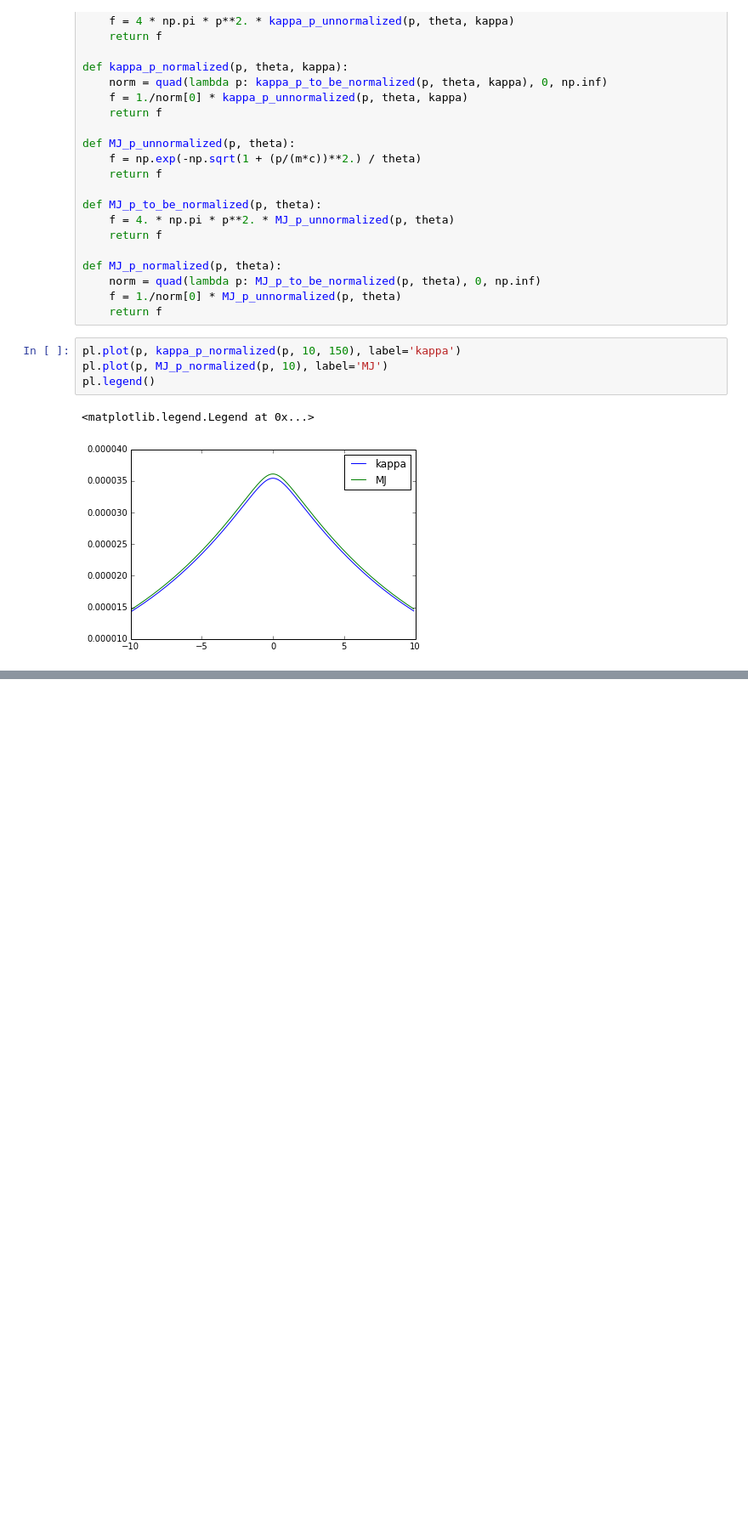
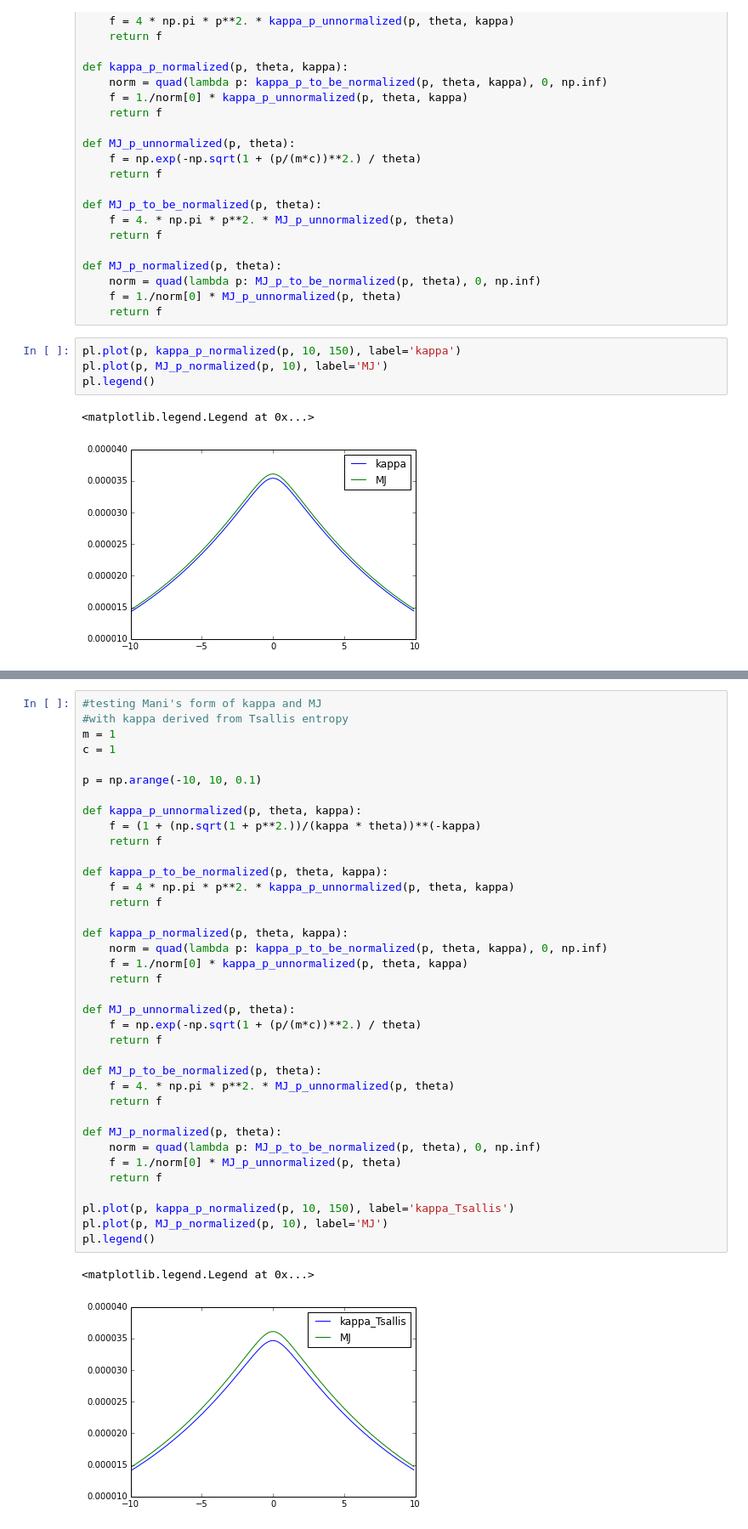
Before and after one commit to aapandy2/kappa_distributions, a Jupyter notebook: MJ_vs_Kappa_p_v_gamma.ipynb, the cells around one changed output, grey strips where cells are left out. Shown at 85% size. Drawn from its saved outputs; the diff is of its cells as text; blank space fills up the shorter version.

```diff
--- a/MJ_vs_Kappa_p_v_gamma.ipynb
+++ b/MJ_vs_Kappa_p_v_gamma.ipynb
@@ -191,0 +194,40 @@ pl.legend()
+# %%
+#testing Mani's form of kappa and MJ
+#with kappa derived from Tsallis entropy
+m = 1
+c = 1
+
+p = np.arange(-10, 10, 0.1)
+
+def kappa_p_unnormalized(p, theta, kappa):
+    f = (1 + (np.sqrt(1 + p**2.))/(kappa * theta))**(-kappa)
+    return f
+
+def kappa_p_to_be_normalized(p, theta, kappa):
+    f = 4 * np.pi * p**2. * kappa_p_unnormalized(p, theta, kappa)
+    return f
+
+def kappa_p_normalized(p, theta, kappa):
+    norm = quad(lambda p: kappa_p_to_be_normalized(p, theta, kappa), 0, np.inf)
+    f = 1./norm[0] * kappa_p_unnormalized(p, theta, kappa)
+    return f
+
+def MJ_p_unnormalized(p, theta):
+    f = np.exp(-np.sqrt(1 + (p/(m*c))**2.) / theta)
+    return f
+
+def MJ_p_to_be_normalized(p, theta):
+    f = 4. * np.pi * p**2. * MJ_p_unnormalized(p, theta)
+    return f
+
+def MJ_p_normalized(p, theta):
+    norm = quad(lambda p: MJ_p_to_be_normalized(p, theta), 0, np.inf)
+    f = 1./norm[0] * MJ_p_unnormalized(p, theta)
+    return f
+
+pl.plot(p, kappa_p_normalized(p, 10, 150), label='kappa_Tsallis')
+pl.plot(p, MJ_p_normalized(p, 10), label='MJ')
+pl.legend()
+# %% [output]
+<matplotlib.legend.Legend at 0x...>
+[figure, added]
```
Also changed, not shown: parts of 6 cells of this notebook.
